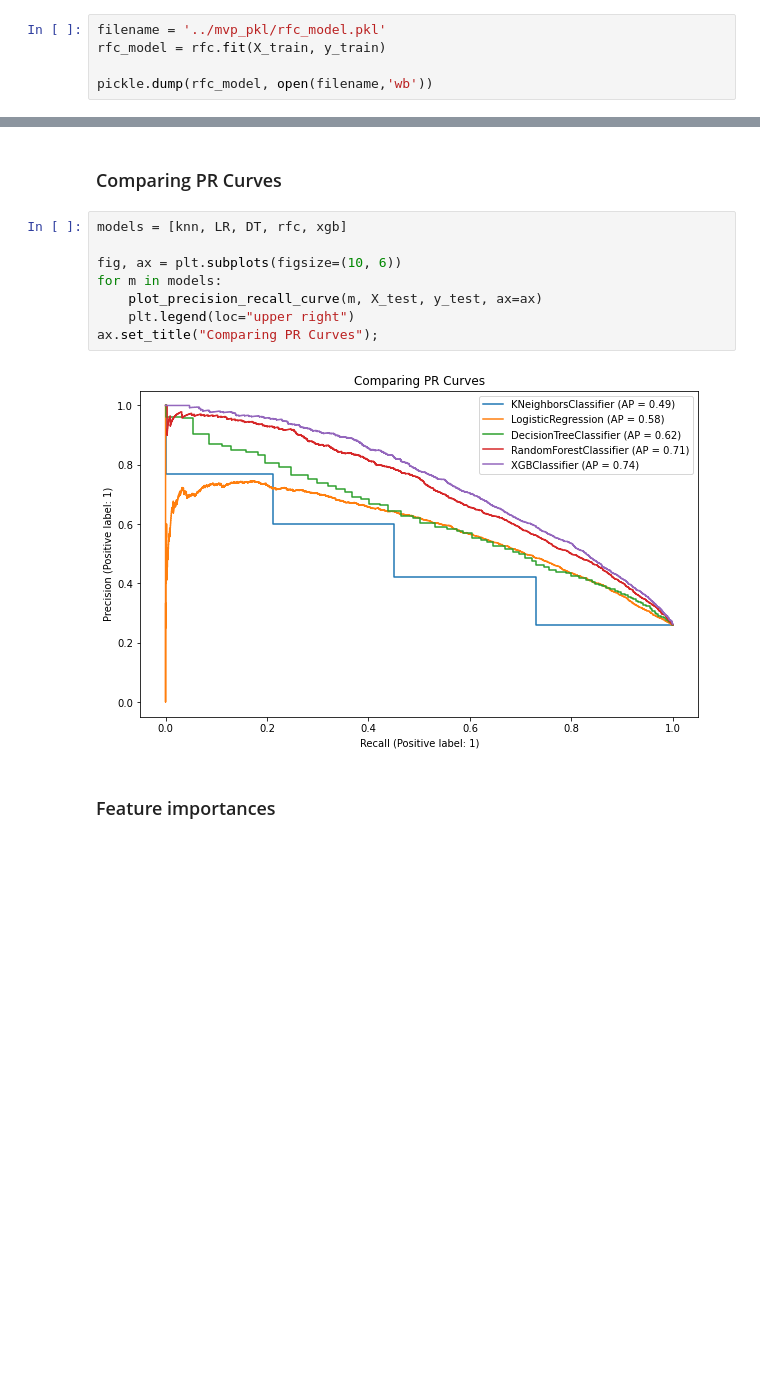
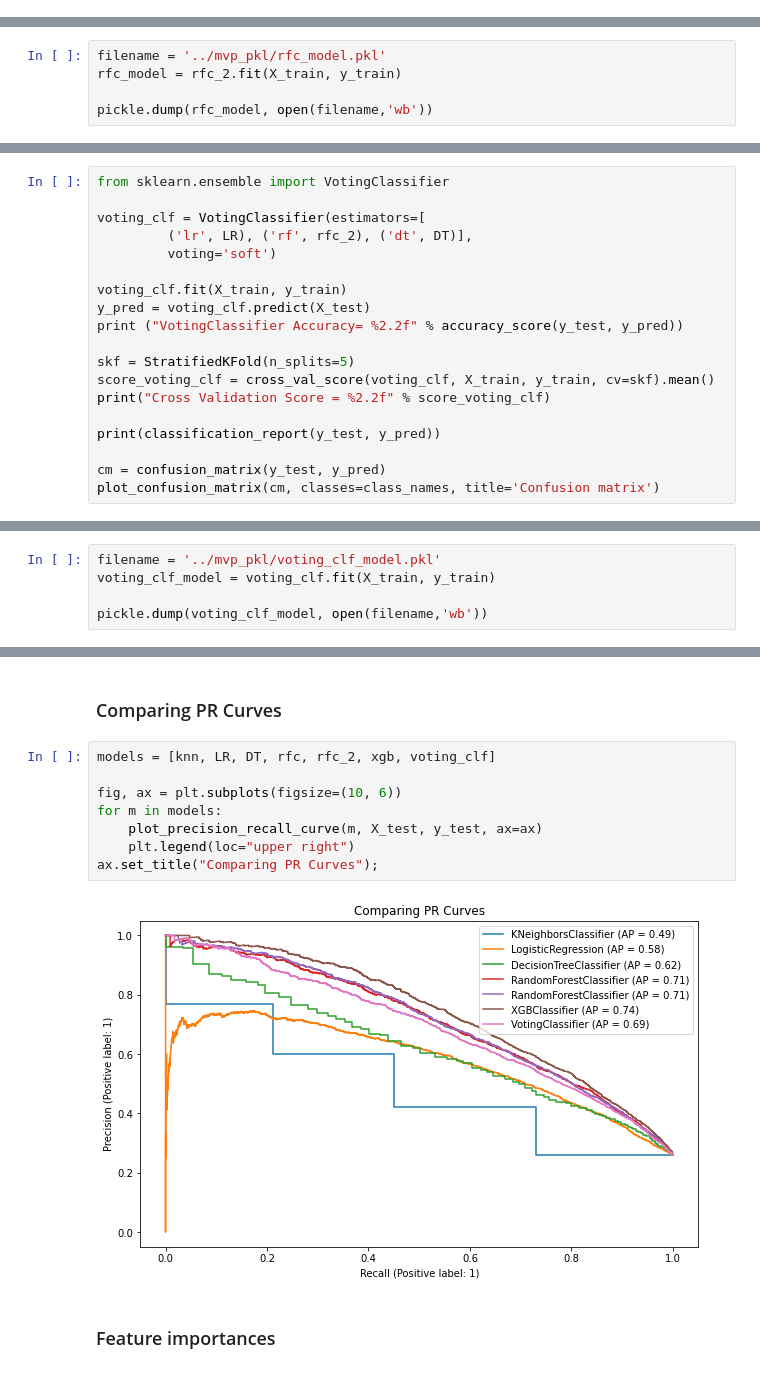
Before and after one commit to albertodiazr/TFM_churn, a Jupyter notebook: notebooks/03.MVP_Target_Encoding.ipynb, the cells around one changed output, grey strips where cells are left out. Cells and saved outputs as stored; diff of their text form; blank space fills up the shorter version.

Commit message:
Mejora modelos MVP
Mejora de Random Forest Classifier con Grid Search y se añade Voting Classifier en los modelos del MVP.

```diff
--- a/notebooks/03.MVP_Target_Encoding.ipynb
+++ b/notebooks/03.MVP_Target_Encoding.ipynb
@@ -527,8 +527,3 @@ weighted avg       0.81      0.82      0.81     11046
-# %%
-filename = '../mvp_pkl/rfc_model.pkl'
-rfc_model = rfc.fit(X_train, y_train)
-
-pickle.dump(rfc_model, open(filename,'wb'))
 # %%
 plot_roc_curve(rfc, X_test, y_test)
 # %% [output]
@@ -540,0 +611,5 @@ plot_precision_recall_curve(rfc, X_test, y_test);
+# %%
+filename = '../mvp_pkl/rfc_model.pkl'
+rfc_model = rfc_2.fit(X_train, y_train)
+
+pickle.dump(rfc_model, open(filename,'wb'))
@@ -579,0 +668,19 @@ plot_precision_recall_curve(xgb, X_test, y_test);
+# %%
+from sklearn.ensemble import VotingClassifier
+
+voting_clf = VotingClassifier(estimators=[
+         ('lr', LR), ('rf', rfc_2), ('dt', DT)],
+         voting='soft')
+
+voting_clf.fit(X_train, y_train)
+y_pred = voting_clf.predict(X_test)
+print ("VotingClassifier Accuracy= %2.2f" % accuracy_score(y_test, y_pred))
+
+skf = StratifiedKFold(n_splits=5)
+score_voting_clf = cross_val_score(voting_clf, X_train, y_train, cv=skf).mean()
+print("Cross Validation Score = %2.2f" % score_voting_clf)
+
+print(classification_report(y_test, y_pred))
+
+cm = confusion_matrix(y_test, y_pred)
+plot_confusion_matrix(cm, classes=class_names, title='Confusion matrix')
@@ -579,0 +699,5 @@ plot_precision_recall_curve(xgb, X_test, y_test);
+# %%
+filename = '../mvp_pkl/voting_clf_model.pkl'
+voting_clf_model = voting_clf.fit(X_train, y_train)
+
+pickle.dump(voting_clf_model, open(filename,'wb'))
@@ -607,15 +744,15 @@ plt.show()
 # %% [markdown]
 ### Comparing PR Curves
 # %%
-models = [knn, LR, DT, rfc, xgb]
+models = [knn, LR, DT, rfc, rfc_2, xgb, voting_clf]
 
 fig, ax = plt.subplots(figsize=(10, 6))
 for m in models:
     plot_precision_recall_curve(m, X_test, y_test, ax=ax)
     plt.legend(loc="upper right")
 ax.set_title("Comparing PR Curves");
 # %% [output]
-[figure, old version]
+[figure, new version]
 # %% [markdown]
 ### Feature importances
 # %%
```
Also changed, not shown: parts of 12 cells of this notebook, 1 other file.
